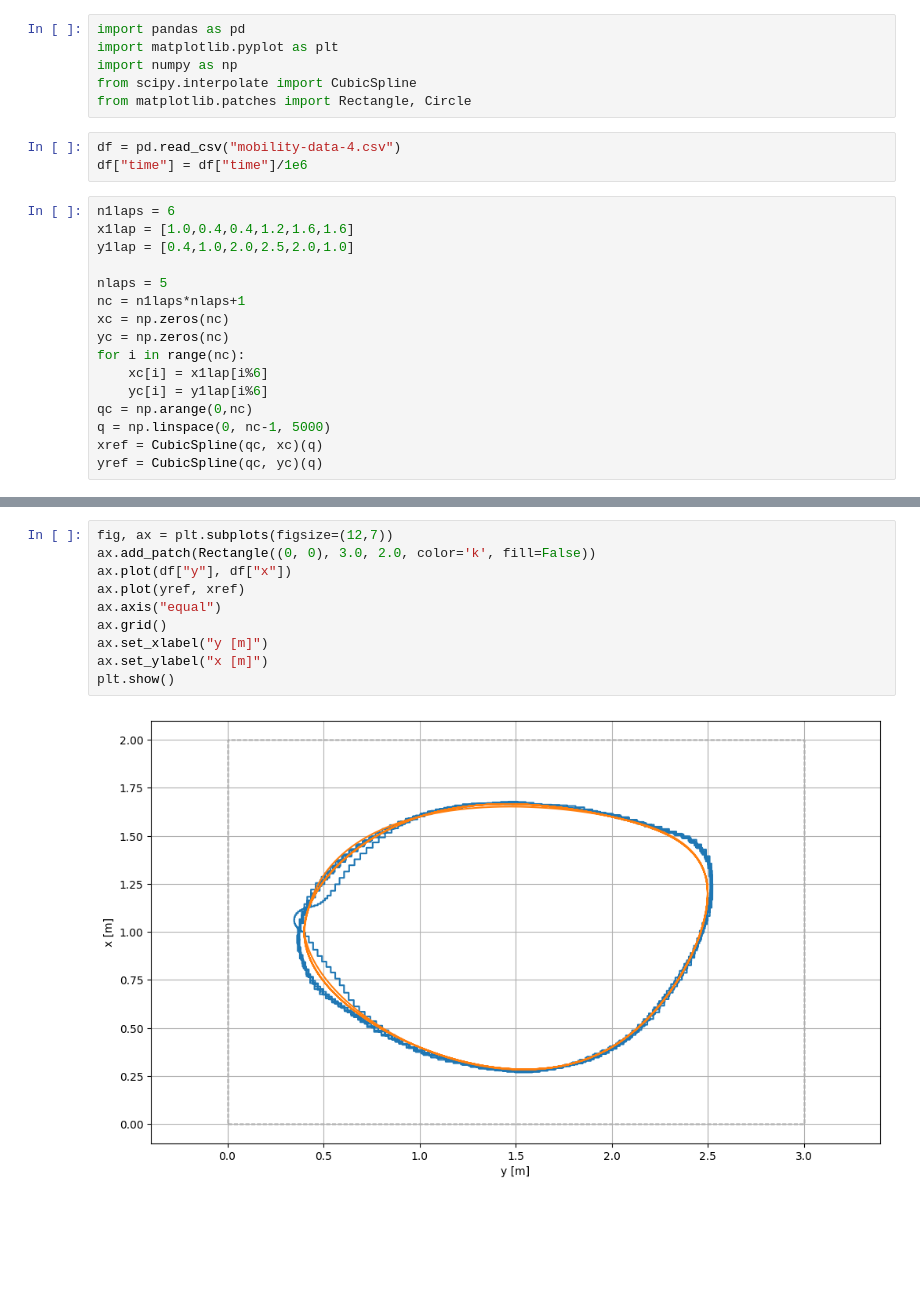
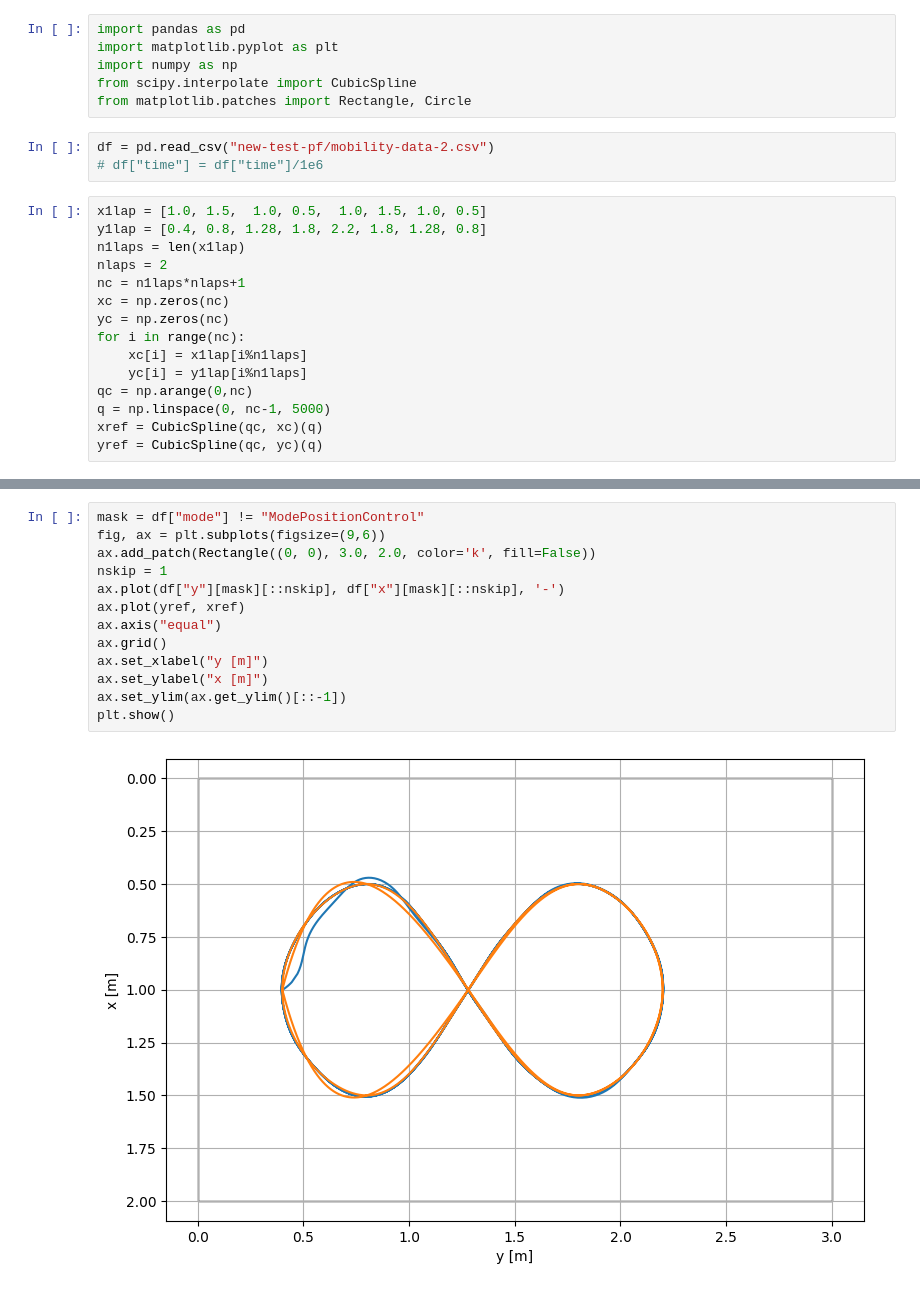
Before and after one commit to EthanD11/botlightyear, a Jupyter notebook: data/mobility-data.ipynb, the cells around one changed output, grey strips where cells are left out. Drawn from its saved outputs; the diff is of its cells as text; blank space fills up the shorter version.

Commit message:
data

```diff
--- a/data/mobility-data.ipynb
+++ b/data/mobility-data.ipynb
@@ -5,20 +5,19 @@ import numpy as np
 from scipy.interpolate import CubicSpline
 from matplotlib.patches import Rectangle, Circle
 # %%
-df = pd.read_csv("mobility-data-4.csv")
-df["time"] = df["time"]/1e6
+df = pd.read_csv("new-test-pf/mobility-data-2.csv")
+# df["time"] = df["time"]/1e6
 # %%
-n1laps = 6
-x1lap = [1.0,0.4,0.4,1.2,1.6,1.6]
-y1lap = [0.4,1.0,2.0,2.5,2.0,1.0]
-
-nlaps = 5
+x1lap = [1.0, 1.5,  1.0, 0.5,  1.0, 1.5, 1.0, 0.5]
+y1lap = [0.4, 0.8, 1.28, 1.8, 2.2, 1.8, 1.28, 0.8]
+n1laps = len(x1lap)
+nlaps = 2
 nc = n1laps*nlaps+1
 xc = np.zeros(nc)
 yc = np.zeros(nc)
 for i in range(nc):
-    xc[i] = x1lap[i%6]
-    yc[i] = y1lap[i%6]
+    xc[i] = x1lap[i%n1laps]
+    yc[i] = y1lap[i%n1laps]
 qc = np.arange(0,nc)
 q = np.linspace(0, nc-1, 5000)
 xref = CubicSpline(qc, xc)(q)
@@ -41,12 +42,15 @@ plt.show()
 # %%
-fig, ax = plt.subplots(figsize=(12,7))
+mask = df["mode"] != "ModePositionControl"
+fig, ax = plt.subplots(figsize=(9,6))
 ax.add_patch(Rectangle((0, 0), 3.0, 2.0, color='k', fill=False))
-ax.plot(df["y"], df["x"])
+nskip = 1
+ax.plot(df["y"][mask][::nskip], df["x"][mask][::nskip], '-')
 ax.plot(yref, xref)
 ax.axis("equal")
 ax.grid()
 ax.set_xlabel("y [m]")
 ax.set_ylabel("x [m]")
+ax.set_ylim(ax.get_ylim()[::-1])
 plt.show()
 # %% [output]
-[figure, old version]
+[figure, new version]
```
Also changed, not shown: parts of 1 cell of this notebook, 19 other files.
